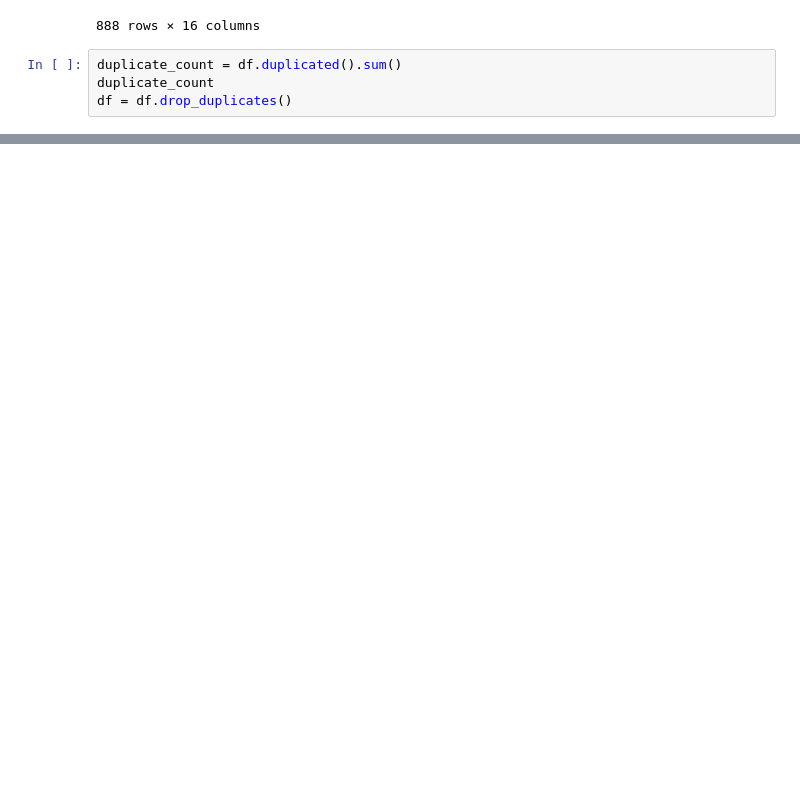
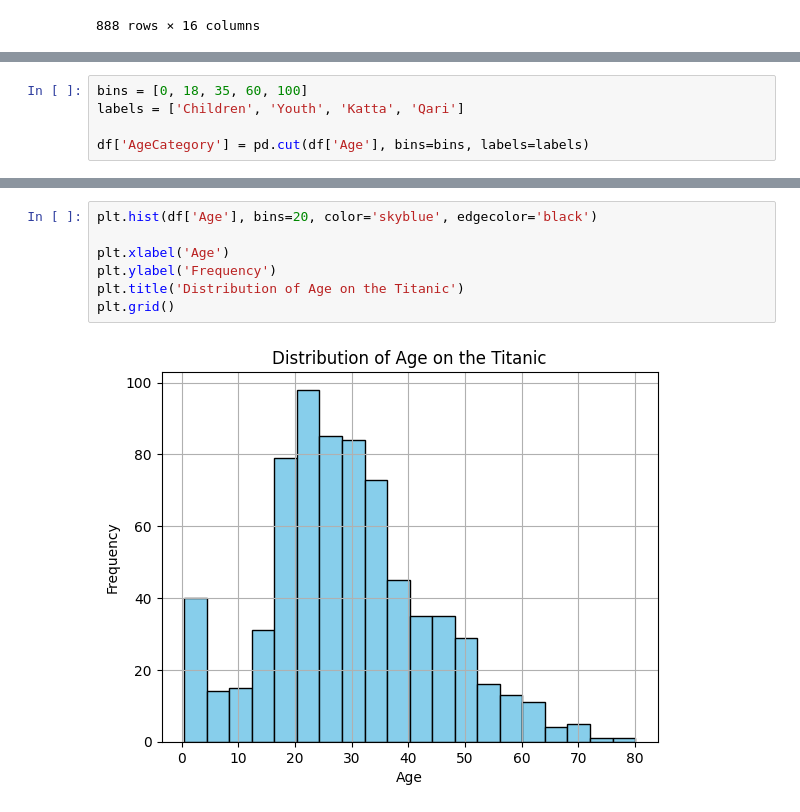
Before and after one commit to yunusov02/data_analysis, a Jupyter notebook: titanic/titanic.ipynb, the cells around one changed output, grey strips where cells are left out. Cells and saved outputs as stored; diff of their text form; blank space fills up the shorter version.

Commit message:
Titanic done

```diff
--- a/titanic/titanic.ipynb
+++ b/titanic/titanic.ipynb
@@ -619,7 +609,3 @@ df
 | 889 | 890 | 1 | 1 | Behr, Mr. Karl Howell | 0 | 26.0 | 0 | 0 | 111369 | 30 | ... |
 | 890 | 891 | 0 | 3 | Dooley, Mr. Patrick | 0 | 32.0 | 0 | 0 | 370376 | 7 | ... |
 888 rows × 16 columns
-# %%
-duplicate_count = df.duplicated().sum()
-duplicate_count
-df = df.drop_duplicates()
@@ -642,0 +761,5 @@ df.groupby(['Pclass', 'Sex'])['Fare'].mean().unstack()
+# %%
+bins = [0, 18, 35, 60, 100]
+labels = ['Children', 'Youth', 'Katta', 'Qari']
+
+df['AgeCategory'] = pd.cut(df['Age'], bins=bins, labels=labels)
@@ -642,0 +792,9 @@ df.groupby(['Pclass', 'Sex'])['Fare'].mean().unstack()
+# %%
+plt.hist(df['Age'], bins=20, color='skyblue', edgecolor='black')
+
+plt.xlabel('Age')
+plt.ylabel('Frequency')
+plt.title('Distribution of Age on the Titanic')
+plt.grid()
+# %% [output]
+[figure, added]
```
Also changed, not shown: parts of 27 cells of this notebook, 1 other file.
